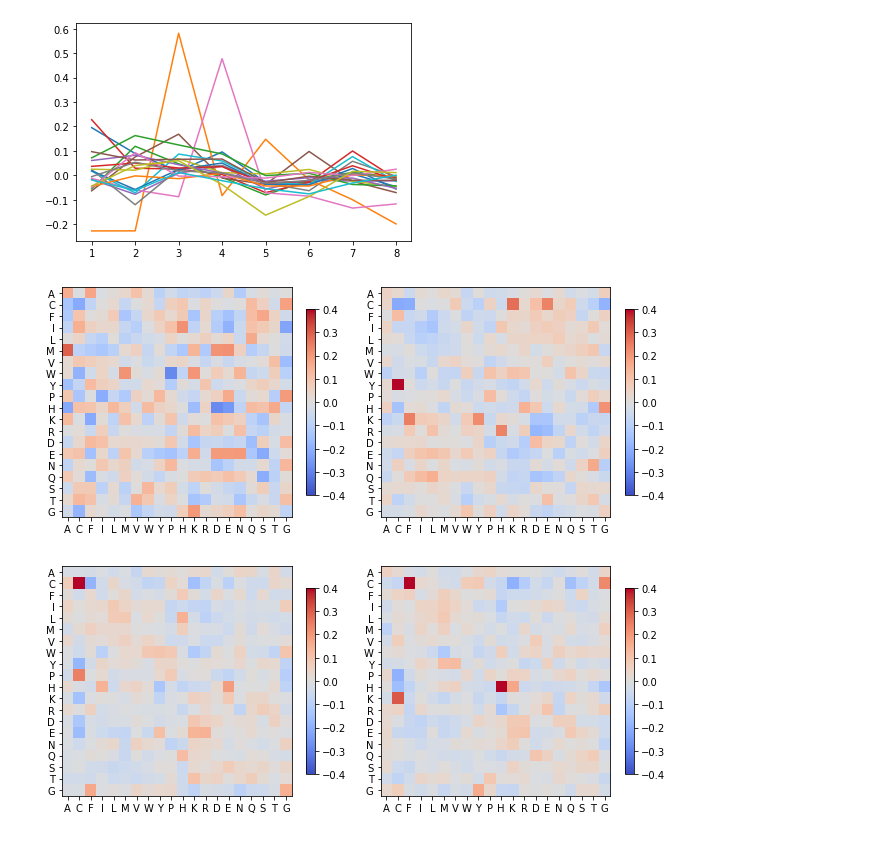
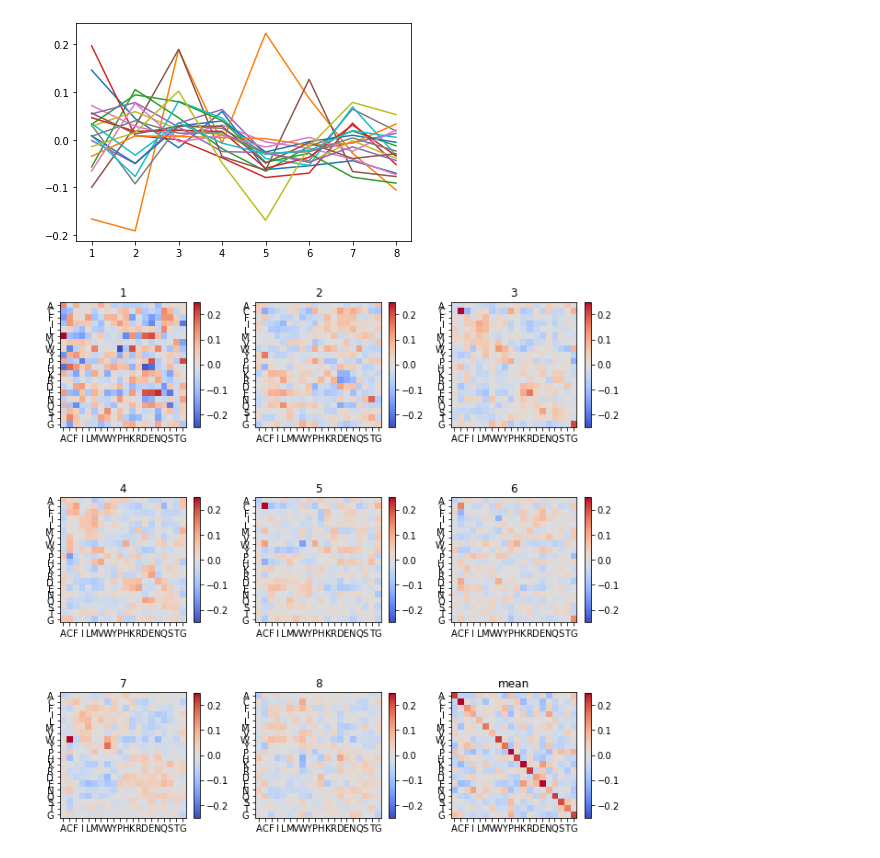
Before and after one commit to andim/peptidome, a Jupyter notebook: code/maxent/Jij_analysis.ipynb, the cells around one changed output. Cells and saved outputs as stored; diff of their text form; code cells hidden in the pictures.

```diff
--- a/code/maxent/Jij_analysis.ipynb
+++ b/code/maxent/Jij_analysis.ipynb
@@ -28,6 +32,6 @@ Jij0 = zero_sum_gauge(Jij)
 # %%
 L = hi.shape[0]
-Jij_xr = xr.DataArray(Jij0,
+Jij_xr = xr.DataArray(Jij0-mean_Jij,
              dims=("i", "j", 'alpha', 'beta'),
              coords={'i': range(L),
                      'j': range(L),
@@ -36,6 +40,6 @@ Jij_xr = xr.DataArray(Jij0,
                     })
 Jij_df = Jij_xr.to_dataframe('Jij').loc[0,:].reset_index()
 Jij_df.dropna(inplace=True)
-Jij_df.sort_values('Jij').head(n=10)
+Jij_df.sort_values('Jij').tail(n=10)
 # %% [output]
 |  | j | alpha | beta | Jij |
@@ -53,10 +57,11 @@ Jij_df.sort_values('Jij').head(n=10)
 fig, axes = plt.subplots(figsize=(3, 8), sharex=True, sharey=True, nrows=L)
 for j in range(1, L):
     ax = axes[j-1]
-    ax.hist(Jij_df[Jij_df['j']==j]['Jij'], bins=np.arange(-0.5, 1.2, 0.05), histtype='step')
+    ax.hist(Jij_df[Jij_df['j']==j]['Jij'], bins=np.arange(-0.4, 1.0, 0.05), histtype='step')
     ax.text(0.95, 0.95, 'd = %i'%j, transform=ax.transAxes, va='top', ha='right')
 ax = axes[-1]
-ax.hist(mean_Jij.flatten(), bins=np.arange(-0.5, 1.2, 0.05), histtype='step')
+ax.hist(mean_Jij.flatten(), bins=np.arange(-0.4, 1.0, 0.05), histtype='step')
+ax.text(0.95, 0.95, 'mean', transform=ax.transAxes, va='top', ha='right')
 for ax in axes:
     ax.set_yscale('log')
 # %% [output]
@@ -64,5 +69,3 @@ for ax in axes:
-# %%
-mean_Jij = Jij0[0, 1:].mean(axis=0)
 # %%
 for j in range(1, 9):
     plt.scatter(mean_Jij, Jij0[0, j], s=2)
@@ -71,9 +74,9 @@ for j in range(1, 9):
 # %%
 dist = np.arange(1, 9)
 for i in range(naminoacids):
-    plt.plot(dist, Jij0[0, dist][:,i,i]-np.mean(Jij[0, dist][:,i,i]))
+    plt.plot(dist, Jij0[0, dist][:,i,i]-np.mean(Jij0[0, dist][:,i,i]))
 # %% [output]
-[figure, old version]
+[figure, new version]
 # %%
 symmetrized = np.zeros_like(mean_Jij)
 for i in range(naminoacids):
@@ -90,14 +93,20 @@ aminoacids_coucke = 'ACFILMVWYPHKRDENQSTG'
 # %%
 indices = [aminoacids.index(aa) for aa in aminoacids_coucke]
 # %%
-imshow_kwargs = dict(vmin=-0.4, vmax=0.4, cmap='coolwarm')
-fig, axes_arr = plt.subplots(figsize=(9, 8), nrows=2, ncols=2)
+imshow_kwargs = dict(vmin=-0.25, vmax=0.25, cmap='coolwarm')
+fig, axes_arr = plt.subplots(figsize=(9, 9), nrows=3, ncols=3)
 axes = axes_arr.flatten()
-for j in range(1, 5):
+for j in range(1, 9):
     ax = axes[j-1]
     im = ax.imshow((Jij0[0,j]-mean_Jij)[indices, :][:, indices], **imshow_kwargs)
+    ax.set_title(j)
     label(ax, aminoacids_coucke)
     fig.colorbar(im, ax=ax, shrink=0.7)
+ax = axes[-1]
+im = ax.imshow(mean_Jij[indices, :][:, indices], **imshow_kwargs)
+ax.set_title('mean')
+label(ax, aminoacids_coucke)
+fig.colorbar(im, ax=ax, shrink=0.7)
 fig.tight_layout()
 # %% [output]
-[figure, old version]
+[figure, new version]
```
Also changed, not shown: parts of 11 cells of this notebook, 16 other files.
